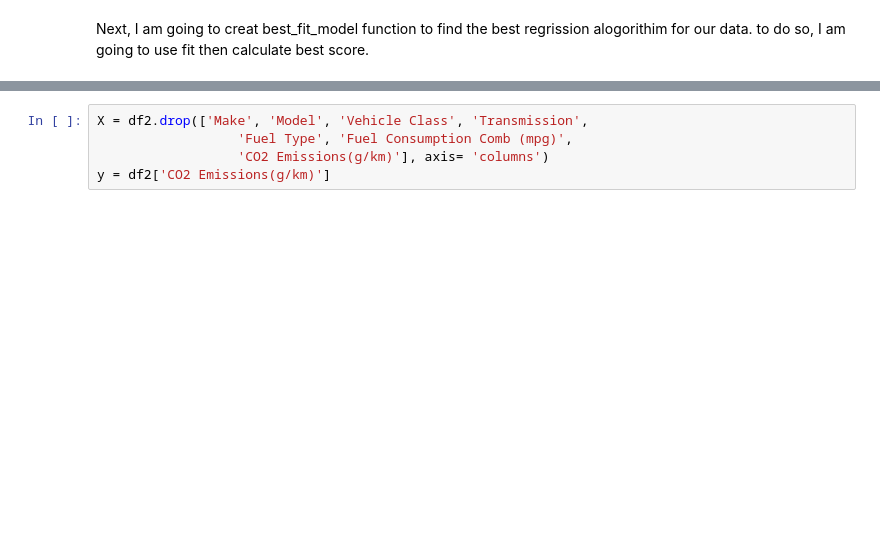
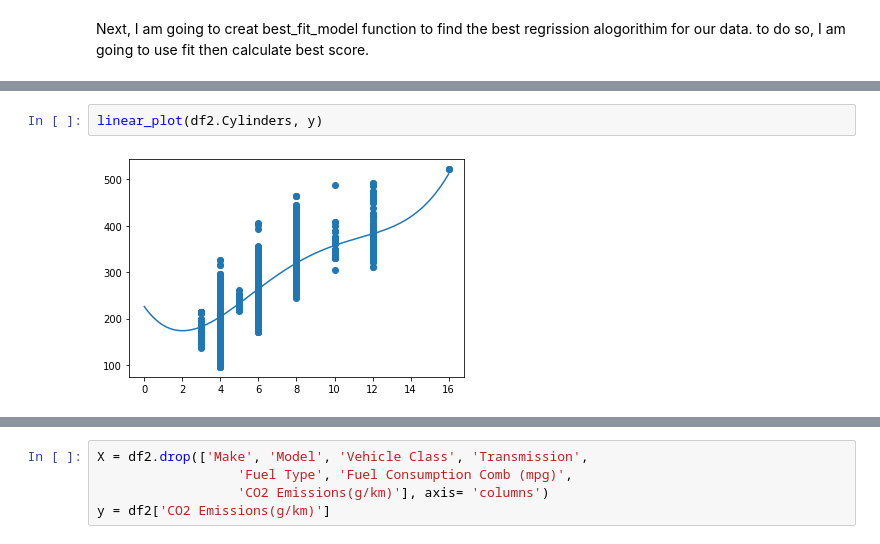
Before and after one commit to husseinalaaref/CO2_Emission_Prediction, a Jupyter notebook: Project 1.ipynb, the cells around one changed output, grey strips where cells are left out. Cells and saved outputs as stored; diff of their text form; blank space fills up the shorter version.

```diff
--- a/Project 1.ipynb
+++ b/Project 1.ipynb
@@ -57,0 +80,4 @@ to do so, I am going to use fit then calculate best score.
+# %%
+linear_plot(df2.Cylinders, y)
+# %% [output]
+[figure, added]
```
Also changed, not shown: parts of 22 cells of this notebook.
